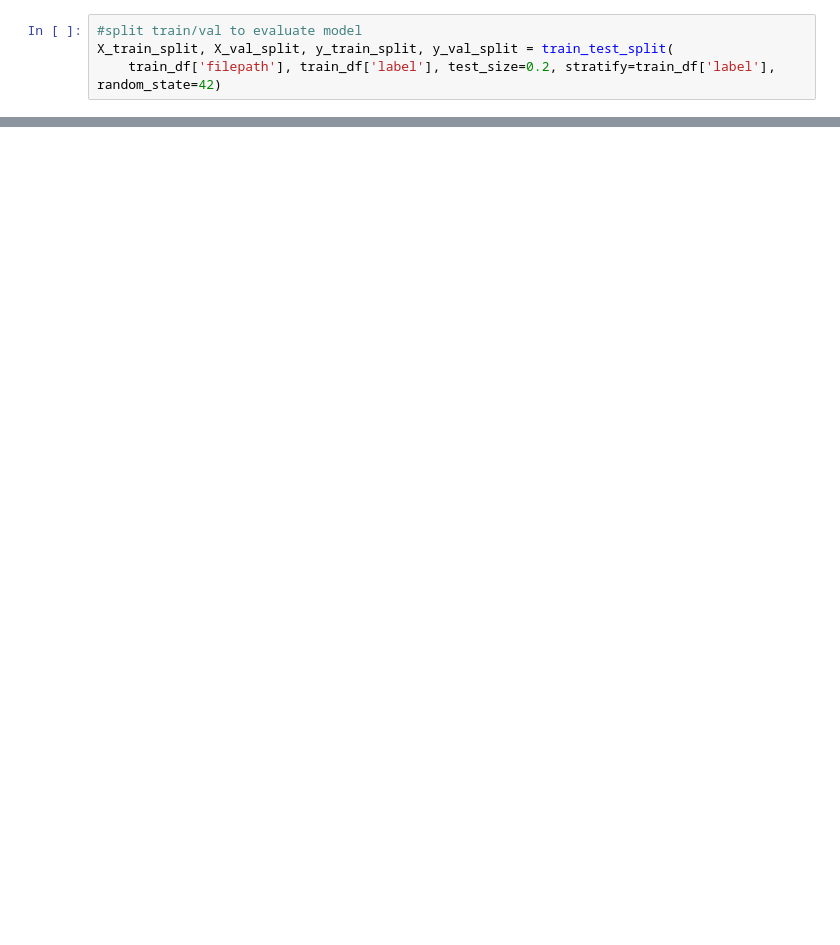
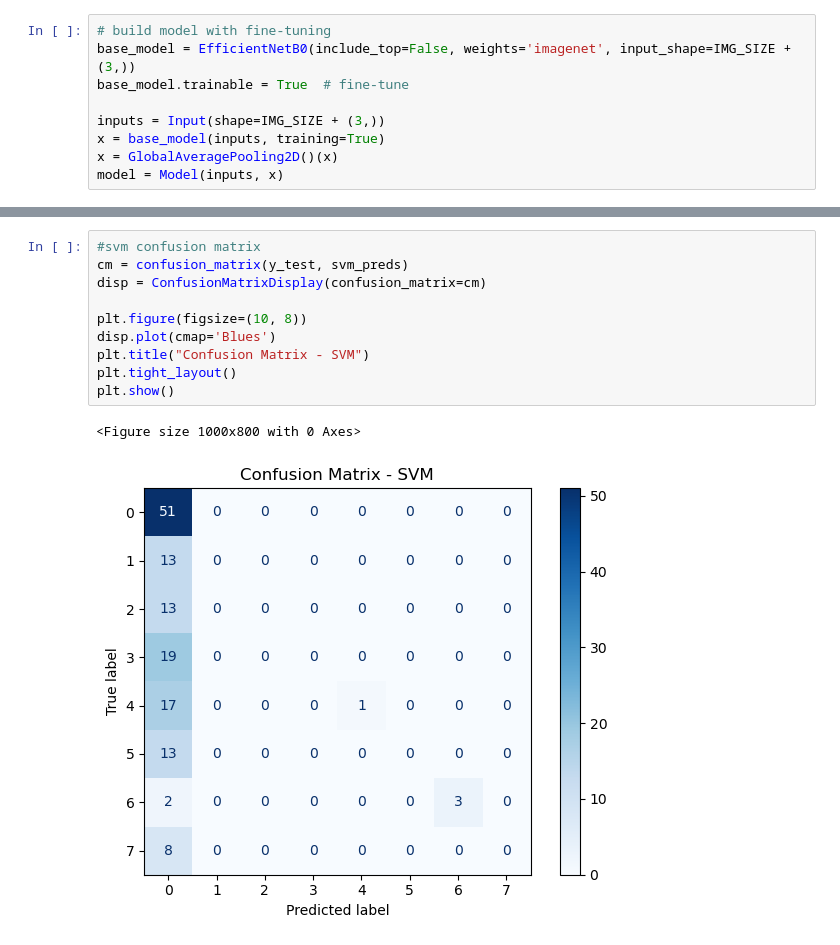
Before and after one commit to GonzalezC-Dev/Computer-Vision, a Jupyter notebook: Eclipse_CNN.ipynb, the cells around one changed output, grey strips where cells are left out. Drawn from its saved outputs; the diff is of its cells as text; blank space fills up the shorter version.

```diff
--- a/Eclipse_CNN.ipynb
+++ b/Eclipse_CNN.ipynb
@@ -45,6 +50,11 @@ def extract_features(filepaths):
 # %%
-#split train/val to evaluate model
-X_train_split, X_val_split, y_train_split, y_val_split = train_test_split(
-    train_df['filepath'], train_df['label'], test_size=0.2, stratify=train_df['label'], random_state=42)
+# build model with fine-tuning
+base_model = EfficientNetB0(include_top=False, weights='imagenet', input_shape=IMG_SIZE + (3,))
+base_model.trainable = True  # fine-tune
+
+inputs = Input(shape=IMG_SIZE + (3,))
+x = base_model(inputs, training=True)
+x = GlobalAveragePooling2D()(x)
+model = Model(inputs, x)
 # %%
 #extract features
@@ -92,0 +105,13 @@ Saved predicted_test_labels.csv
+# %%
+#svm confusion matrix
+cm = confusion_matrix(y_test, svm_preds)
+disp = ConfusionMatrixDisplay(confusion_matrix=cm)
+
+plt.figure(figsize=(10, 8))
+disp.plot(cmap='Blues')
+plt.title("Confusion Matrix - SVM")
+plt.tight_layout()
+plt.show()
+# %% [output]
+<Figure size 1000x800 with 0 Axes>
+[figure, added]
```
Also changed, not shown: parts of 14 cells of this notebook.
